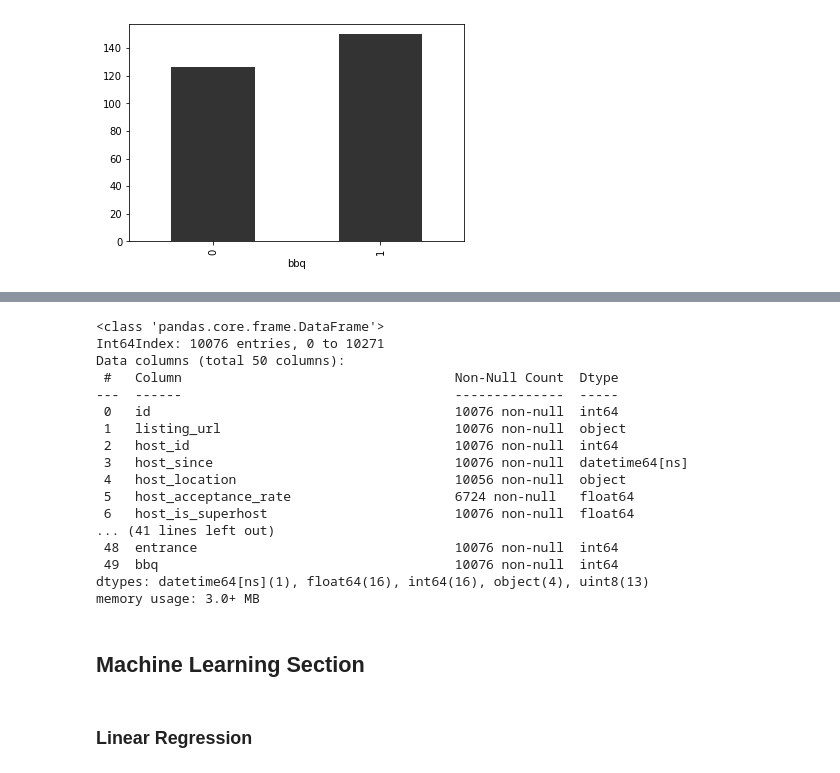
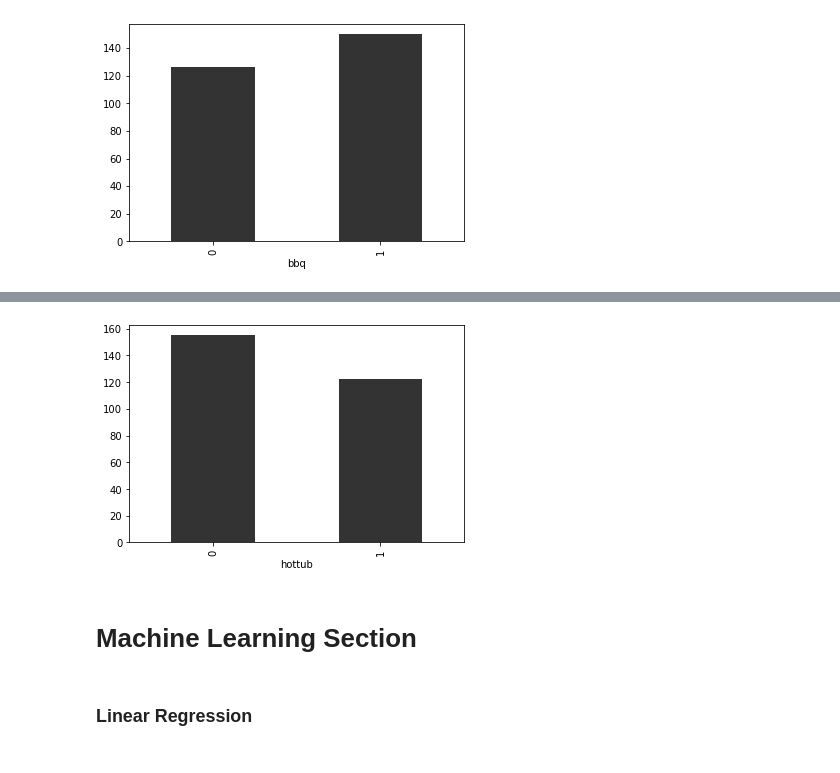
Before and after one commit to aabouie/Capstone_2, a Jupyter notebook: EDA_ML.ipynb, the cells around one changed output, grey strips where cells are left out. Saved outputs shown, nothing was run; the diff lists cells and outputs as text; code cells hidden in the pictures.

```diff
--- a/EDA_ML.ipynb
+++ b/EDA_ML.ipynb
@@ -297,3 +304,8 @@ df_listing.groupby('bbq').price.median().plot(kind='bar',color='k',alpha=0.8);
+# %%
+#fig,axs =plt.subplots(1,2,figsize=(12,4))
+df_listing.groupby('hottub').price.median().plot(kind='bar',color='k',alpha=0.8);
+# %% [output]
+[figure, added]
 # %%
 df_listing.beds.fillna(value=0,inplace=True)
 df_listing = df_listing[df_listing.host_is_superhost.notna()]
@@ -303,22 +315,2 @@ df_listing.review_scores_rating.fillna(90,inplace=True)
 # %%
 df_listing.host_acceptance_rate = df_listing.host_acceptance_rate.replace('[%]','',regex=True).astype(float)
-# %%
-df_listing.info()
-# %% [output]
-<class 'pandas.core.frame.DataFrame'>
-Int64Index: 10076 entries, 0 to 10271
-Data columns (total 50 columns):
- #   Column                                   Non-Null Count  Dtype
----  ------                                   --------------  -----
- 0   id                                       10076 non-null  int64
- 1   listing_url                              10076 non-null  object
- 2   host_id                                  10076 non-null  int64
- 3   host_since                               10076 non-null  datetime64[ns]
- 4   host_location                            10056 non-null  object
- 5   host_acceptance_rate                     6724 non-null   float64
- 6   host_is_superhost                        10076 non-null  float64
-... (41 lines left out)
- 48  entrance                                 10076 non-null  int64
- 49  bbq                                      10076 non-null  int64
-dtypes: datetime64[ns](1), float64(16), int64(16), object(4), uint8(13)
-memory usage: 3.0+ MB
@@ -325,5 +321,5 @@ memory usage: 3.0+ MB
 # %% [markdown]
-## Machine Learning Section
+# Machine Learning Section
 # %% [markdown]
 ### Linear Regression
 # %%
```
Also changed, not shown: parts of 32 cells of this notebook.
